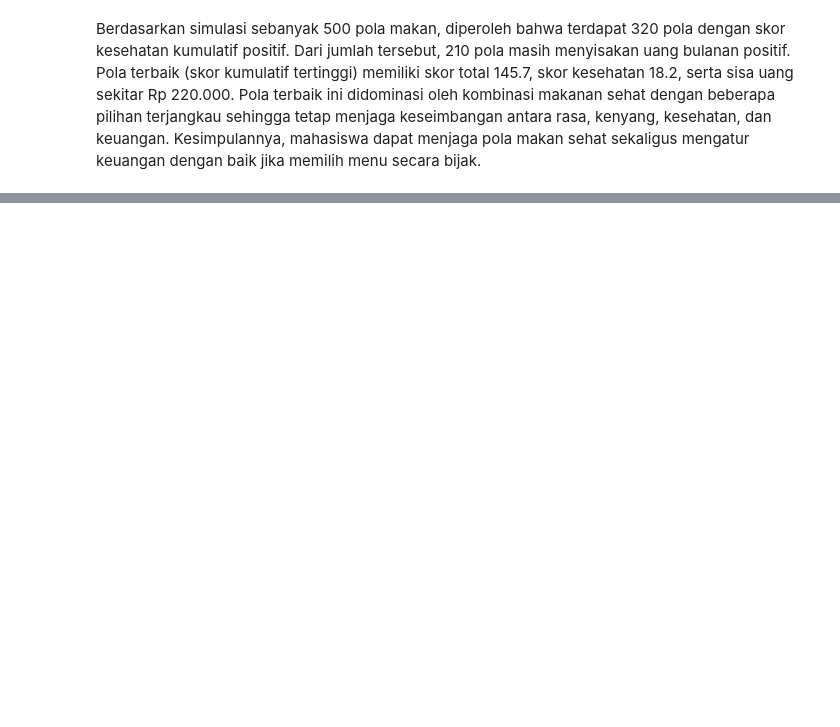
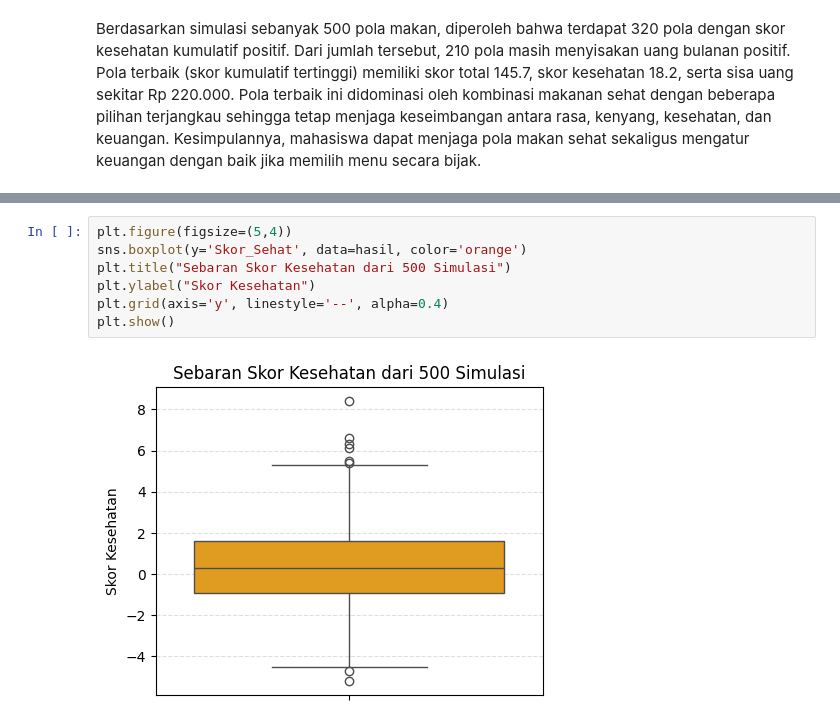
Before and after one commit to 24083010037-dev/Tugas-matematika-Diskrit-, a Jupyter notebook: 24083010037_Febriani_Yolanda_Tessalonika_Tugas_5 (3).ipynb, the cells around one changed output, grey strips where cells are left out. Drawn from its saved outputs; the diff is of its cells as text; blank space fills up the shorter version.

```diff
--- a/24083010037_Febriani_Yolanda_Tessalonika_Tugas_5 (3).ipynb
+++ b/24083010037_Febriani_Yolanda_Tessalonika_Tugas_5 (3).ipynb
@@ -163,0 +190,9 @@ Berdasarkan simulasi sebanyak 500 pola makan, diperoleh bahwa terdapat 320 pola
+# %%
+plt.figure(figsize=(5,4))
+sns.boxplot(y='Skor_Sehat', data=hasil, color='orange')
+plt.title("Sebaran Skor Kesehatan dari 500 Simulasi")
+plt.ylabel("Skor Kesehatan")
+plt.grid(axis='y', linestyle='--', alpha=0.4)
+plt.show()
+# %% [output]
+[figure, added]
```
Also changed, not shown: parts of 14 cells of this notebook.
